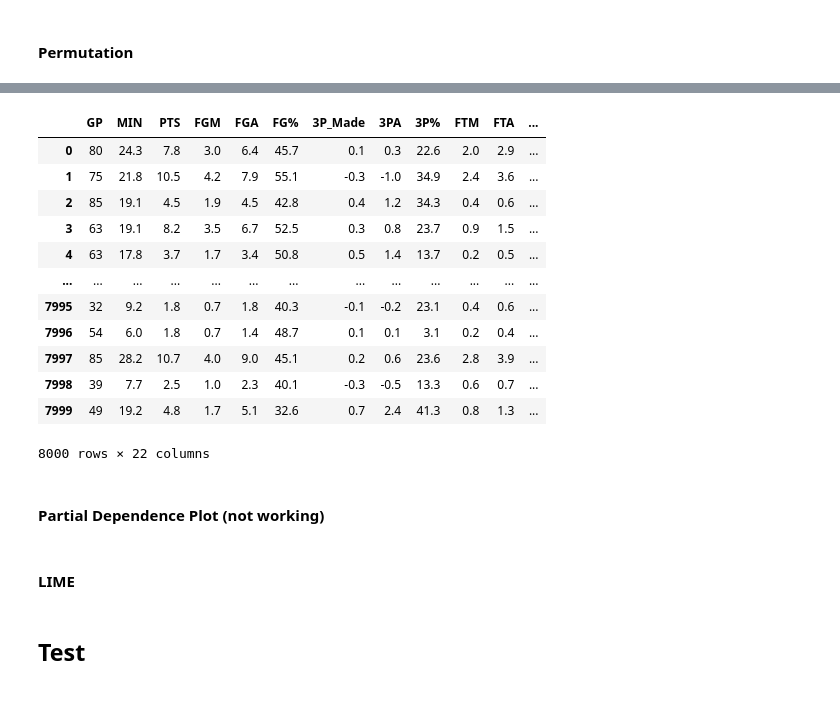
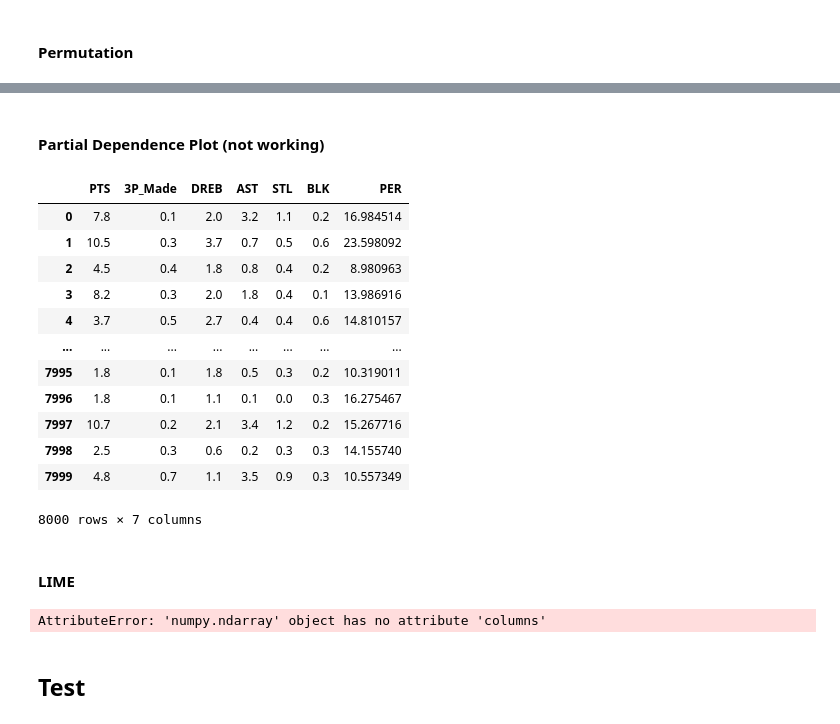
Before and after one commit to chrimaho/MDSI_ADSI_FEB21_AT1, a Jupyter notebook: notebooks/David/anker_david-10025690-week2.ipynb, the cells around one changed output, grey strips where cells are left out. Drawn from its saved outputs; the diff is of its cells as text; code cells hidden in the pictures.

```diff
--- a/notebooks/David/anker_david-10025690-week2.ipynb
+++ b/notebooks/David/anker_david-10025690-week2.ipynb
@@ -597,19 +628,3 @@ plt.show()
-# %%
-df_train
-# %% [output]
-|  | GP | MIN | PTS | FGM | FGA | FG% | 3P_Made | 3PA | 3P% | FTM | FTA | ... |
-| 0 | 80 | 24.3 | 7.8 | 3.0 | 6.4 | 45.7 | 0.1 | 0.3 | 22.6 | 2.0 | 2.9 | ... |
-| 1 | 75 | 21.8 | 10.5 | 4.2 | 7.9 | 55.1 | -0.3 | -1.0 | 34.9 | 2.4 | 3.6 | ... |
-| 2 | 85 | 19.1 | 4.5 | 1.9 | 4.5 | 42.8 | 0.4 | 1.2 | 34.3 | 0.4 | 0.6 | ... |
-| 3 | 63 | 19.1 | 8.2 | 3.5 | 6.7 | 52.5 | 0.3 | 0.8 | 23.7 | 0.9 | 1.5 | ... |
-| 4 | 63 | 17.8 | 3.7 | 1.7 | 3.4 | 50.8 | 0.5 | 1.4 | 13.7 | 0.2 | 0.5 | ... |
-| ... | ... | ... | ... | ... | ... | ... | ... | ... | ... | ... | ... | ... |
-| 7995 | 32 | 9.2 | 1.8 | 0.7 | 1.8 | 40.3 | -0.1 | -0.2 | 23.1 | 0.4 | 0.6 | ... |
-| 7996 | 54 | 6.0 | 1.8 | 0.7 | 1.4 | 48.7 | 0.1 | 0.1 | 3.1 | 0.2 | 0.4 | ... |
-| 7997 | 85 | 28.2 | 10.7 | 4.0 | 9.0 | 45.1 | 0.2 | 0.6 | 23.6 | 2.8 | 3.9 | ... |
-| 7998 | 39 | 7.7 | 2.5 | 1.0 | 2.3 | 40.1 | -0.3 | -0.5 | 13.3 | 0.6 | 0.7 | ... |
-| 7999 | 49 | 19.2 | 4.8 | 1.7 | 5.1 | 32.6 | 0.7 | 2.4 | 41.3 | 0.8 | 1.3 | ... |
-8000 rows × 22 columns
 # %% [markdown]
 #### Partial Dependence Plot (not working)
 # %%
@@ -625,18 +638,41 @@ import lime.lime_tabular
+# %%
+feature_names = df_train.iloc[:,:-1]
+feature_names
+# %% [output]
+|  | PTS | 3P_Made | DREB | AST | STL | BLK | PER |
+| 0 | 7.8 | 0.1 | 2.0 | 3.2 | 1.1 | 0.2 | 16.984514 |
+| 1 | 10.5 | 0.3 | 3.7 | 0.7 | 0.5 | 0.6 | 23.598092 |
+| 2 | 4.5 | 0.4 | 1.8 | 0.8 | 0.4 | 0.2 | 8.980963 |
+| 3 | 8.2 | 0.3 | 2.0 | 1.8 | 0.4 | 0.1 | 13.986916 |
+| 4 | 3.7 | 0.5 | 2.7 | 0.4 | 0.4 | 0.6 | 14.810157 |
+| ... | ... | ... | ... | ... | ... | ... | ... |
+| 7995 | 1.8 | 0.1 | 1.8 | 0.5 | 0.3 | 0.2 | 10.319011 |
+| 7996 | 1.8 | 0.1 | 1.1 | 0.1 | 0.0 | 0.3 | 16.275467 |
+| 7997 | 10.7 | 0.2 | 2.1 | 3.4 | 1.2 | 0.2 | 15.267716 |
+| 7998 | 2.5 | 0.3 | 0.6 | 0.2 | 0.3 | 0.3 | 14.155740 |
+| 7999 | 4.8 | 0.7 | 1.1 | 3.5 | 0.9 | 0.3 | 10.557349 |
+8000 rows × 7 columns
 # %% [markdown]
 #### LIME
 # %%
 import lime
-import lime.lime_tabular as lime_tabular
+import lime.lime_tabular
 
-explainer = lime_tabular.LimeTabularExplainer(np.array(X_train),
-                                             feature_names=["OREB", "AST"],
-                                             class_names=["0", "1"],
-                                             mode='classification')
+feature_names = df_train[1,]
+
+explainer = lime.lime_tabular.LimeTabularExplainer(X_train, y_train,
+                                                   feature_names=X_train.columns.tolist(),
+                                                   class_names=["0", "1"],
+                                                   discretize_continuous=True,
+                                                   discretizer='entropy',
+                                                   mode='classification')
 
 exp = explainer.explain_instance(X_test[0],
                                  reg.predict_proba,
                                  top_labels=1,
                                  num_features=20)
+# %% [output]
+AttributeError: 'numpy.ndarray' object has no attribute 'columns'
 # %% [markdown]
 ## Test
 # %%
```
Also changed, not shown: parts of 6 cells of this notebook, 3 other files.
